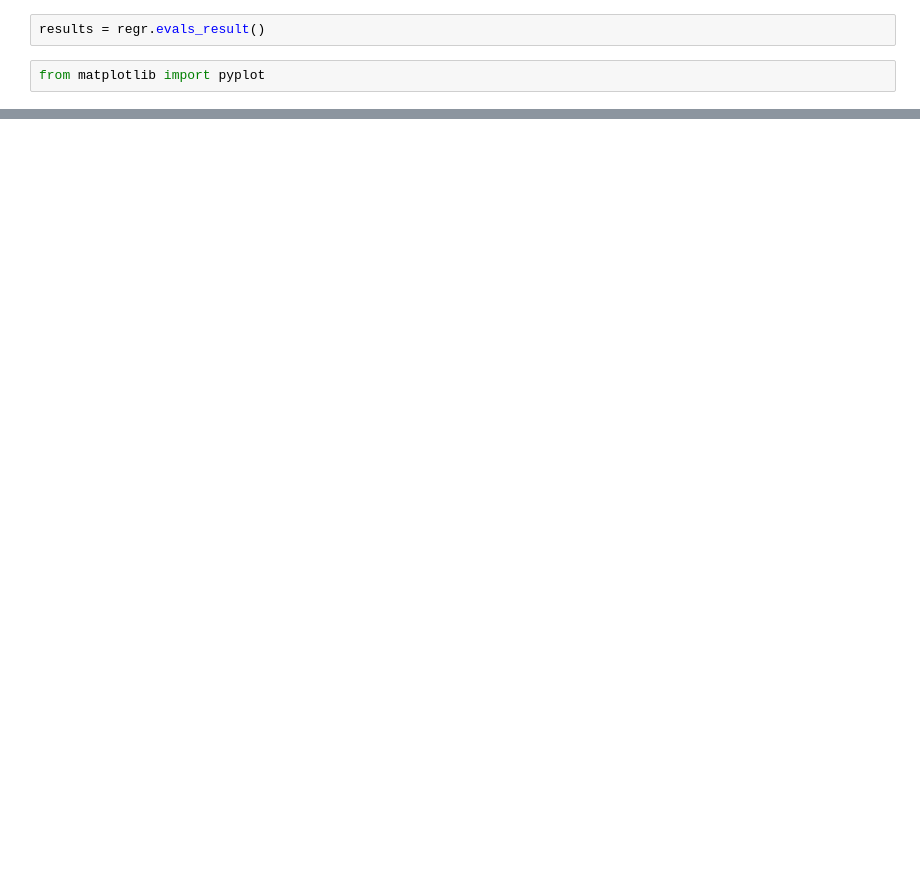
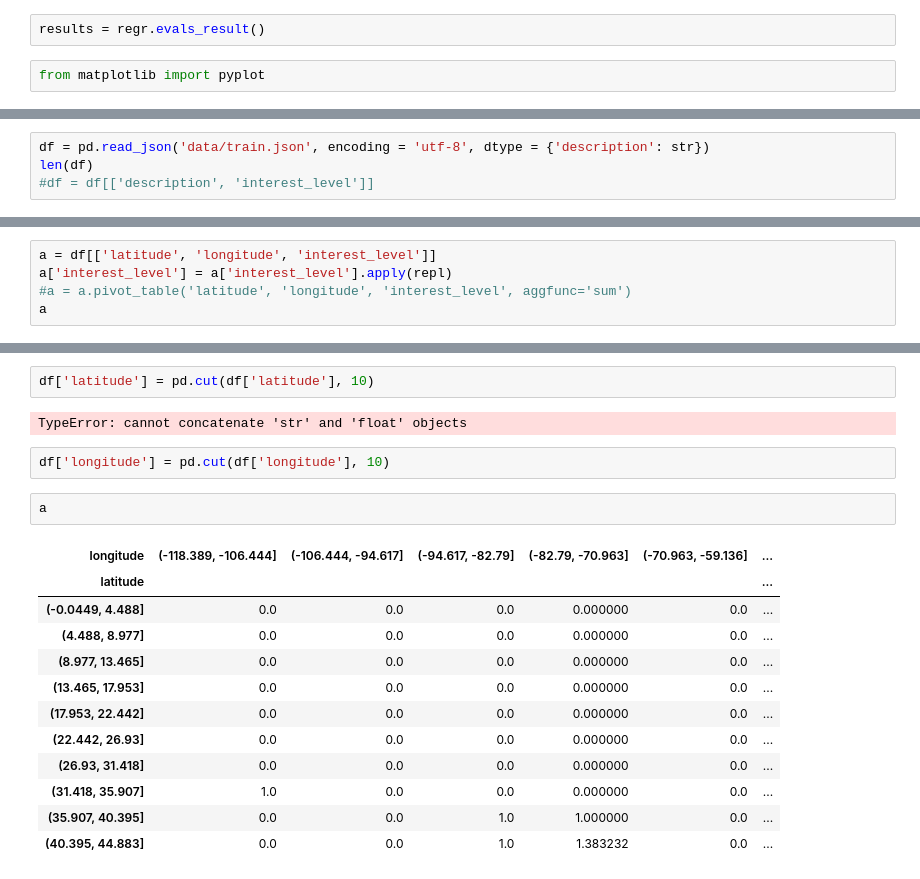
Before and after one commit to yewwah/sigma_rental, a Jupyter notebook: Untitled-Copy1.ipynb, the cells around one changed output, grey strips where cells are left out. Cells and saved outputs as stored; diff of their text form; blank space fills up the shorter version.

```diff
--- a/Untitled-Copy1.ipynb
+++ b/Untitled-Copy1.ipynb
@@ -208,0 +311,4 @@ pyplot.show()
+# %%
+df = pd.read_json('data/train.json', encoding = 'utf-8', dtype = {'description': str})
+len(df)
+#df = df[['description', 'interest_level']]
@@ -208,0 +343,5 @@ pyplot.show()
+# %%
+a = df[['latitude', 'longitude', 'interest_level']]
+a['interest_level'] = a['interest_level'].apply(repl)
+#a = a.pivot_table('latitude', 'longitude', 'interest_level', aggfunc='sum')
+a
@@ -208,0 +428,21 @@ pyplot.show()
+# %%
+df['latitude'] = pd.cut(df['latitude'], 10)
+# %% [output]
+TypeError: cannot concatenate 'str' and 'float' objects
+# %%
+df['longitude'] = pd.cut(df['longitude'], 10)
+# %%
+a
+# %% [output]
+| longitude | (-118.389, -106.444] | (-106.444, -94.617] | (-94.617, -82.79] | (-82.79, -70.963] | (-70.963, -59.136] | ... |
+| latitude |  |  |  |  |  | ... |
+| (-0.0449, 4.488] | 0.0 | 0.0 | 0.0 | 0.000000 | 0.0 | ... |
+| (4.488, 8.977] | 0.0 | 0.0 | 0.0 | 0.000000 | 0.0 | ... |
+| (8.977, 13.465] | 0.0 | 0.0 | 0.0 | 0.000000 | 0.0 | ... |
+| (13.465, 17.953] | 0.0 | 0.0 | 0.0 | 0.000000 | 0.0 | ... |
+| (17.953, 22.442] | 0.0 | 0.0 | 0.0 | 0.000000 | 0.0 | ... |
+| (22.442, 26.93] | 0.0 | 0.0 | 0.0 | 0.000000 | 0.0 | ... |
+| (26.93, 31.418] | 0.0 | 0.0 | 0.0 | 0.000000 | 0.0 | ... |
+| (31.418, 35.907] | 1.0 | 0.0 | 0.0 | 0.000000 | 0.0 | ... |
+| (35.907, 40.395] | 0.0 | 0.0 | 1.0 | 1.000000 | 0.0 | ... |
+| (40.395, 44.883] | 0.0 | 0.0 | 1.0 | 1.383232 | 0.0 | ... |
```
Also changed, not shown: parts of 18 cells of this notebook, 3 other files.
